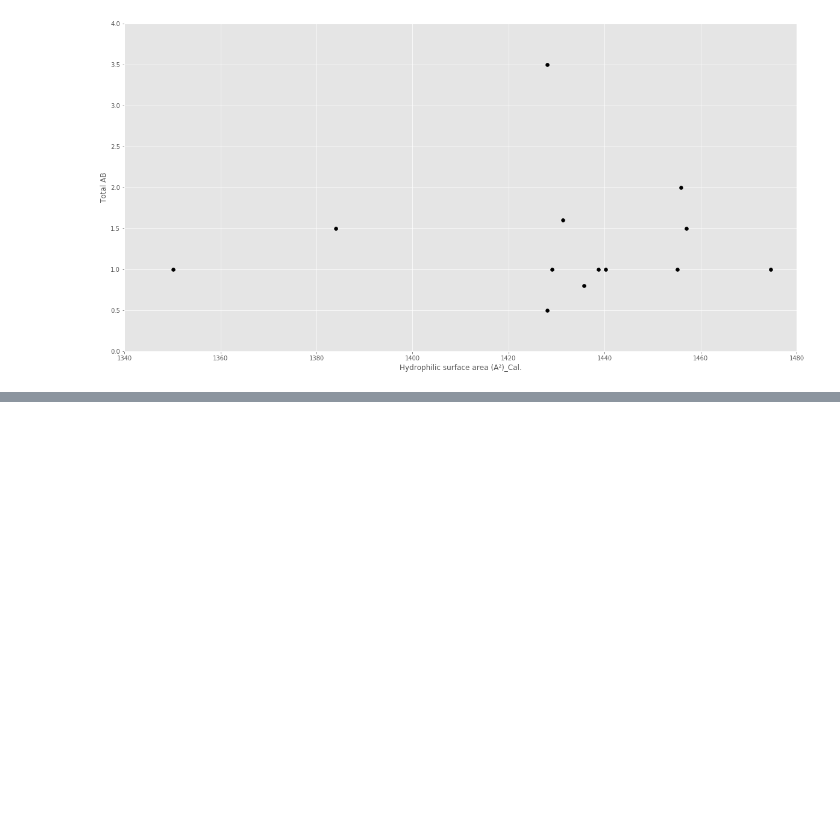
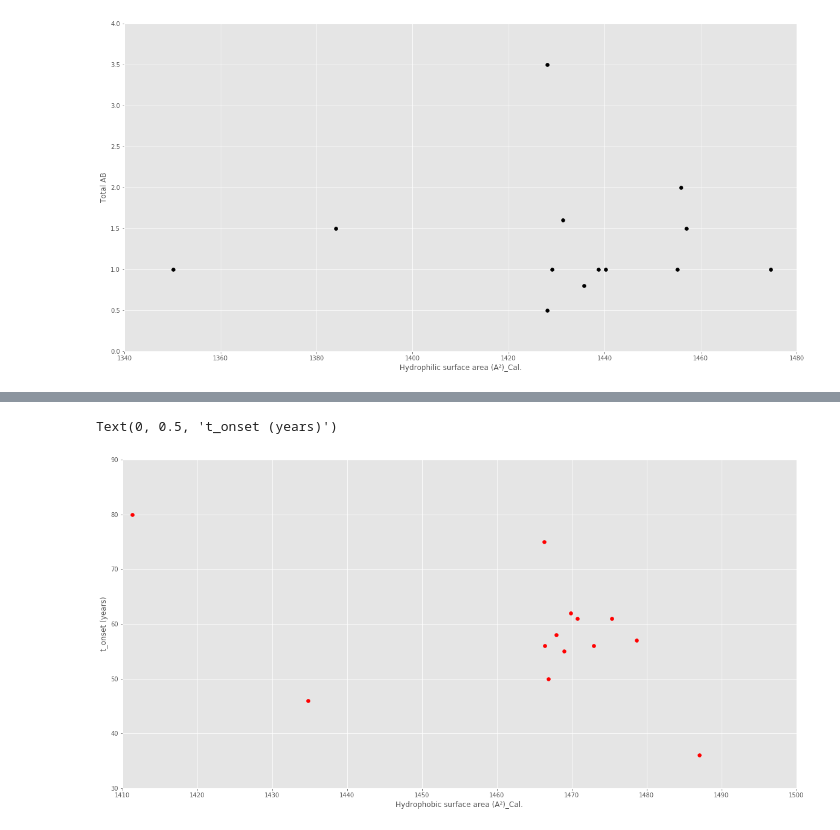
Before and after one commit to 188-project/Amyloid-Beta-Final-Project, a Jupyter notebook: Final Project Amyloid Beta.ipynb, the cells around one changed output, grey strips where cells are left out. Saved outputs shown, nothing was run; the diff lists cells and outputs as text; code cells hidden in the pictures; blank space fills up the shorter version.

```diff
--- a/Final Project Amyloid Beta.ipynb
+++ b/Final Project Amyloid Beta.ipynb
@@ -674,0 +711,32 @@ Text(0, 0.5, 'Total AB')
+# %%
+#Figure 2b
+_1Z0Q_hydrophobic_SAS_subset_1 = _1Z0Q_hydrophobic_SAS[0:10]
+_1Z0Q_t_onset_subset_1 = _1Z0Q_t_onset[0:10]
+
+_1Z0Q_hydrophobic_SAS_E22K = _1Z0Q_hydrophobic_SAS[10]
+_1Z0Q_t_onset_E22K = _1IYT_t_onset[11]
+
+_1Z0Q_hydrophobic_SAS_E22Q = _1Z0Q_hydrophobic_SAS[11]
+_1Z0Q_t_onset_E22Q = _1Z0Q_t_onset[10]
+
+_1Z0Q_hydrophobic_SAS_D23N = _1Z0Q_hydrophobic_SAS[12]
+_1Z0Q_t_onset_D23N = _1Z0Q_t_onset[12]
+
+#Plot data
+plt.figure(figsize = (20, 10))
+plt.scatter(_1Z0Q_hydrophobic_SAS_subset_1, _1Z0Q_t_onset_subset_1, c = 'r')
+plt.scatter(_1Z0Q_hydrophobic_SAS_E22K, _1Z0Q_t_onset_E22K, c = 'r')
+plt.scatter(_1Z0Q_hydrophobic_SAS_E22Q, _1Z0Q_t_onset_E22Q, c = 'r')
+plt.scatter(_1Z0Q_hydrophobic_SAS_D23N, _1Z0Q_t_onset_D23N, c = 'r')
+
+#Set axis limits
+axis = plt.gca()
+axis.set_xlim([1410,1500])
+axis.set_ylim([30,90])
+
+#Labels
+plt.xlabel('Hydrophobic surface area (A²)_Cal.')
+plt.ylabel('t_onset (years)')
+# %% [output]
+Text(0, 0.5, 't_onset (years)')
+[figure, added]
```
Also changed, not shown: parts of 10 cells of this notebook.
